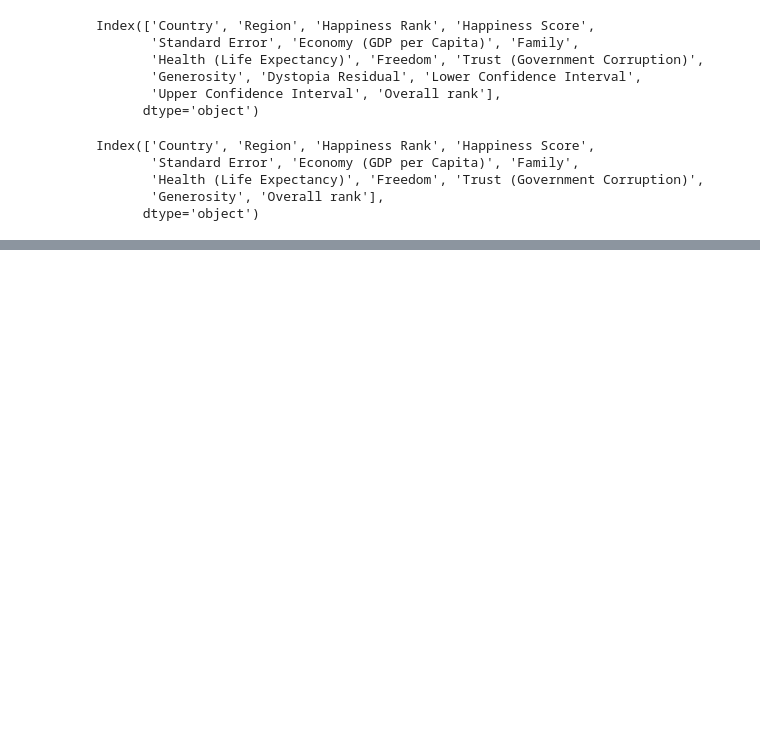
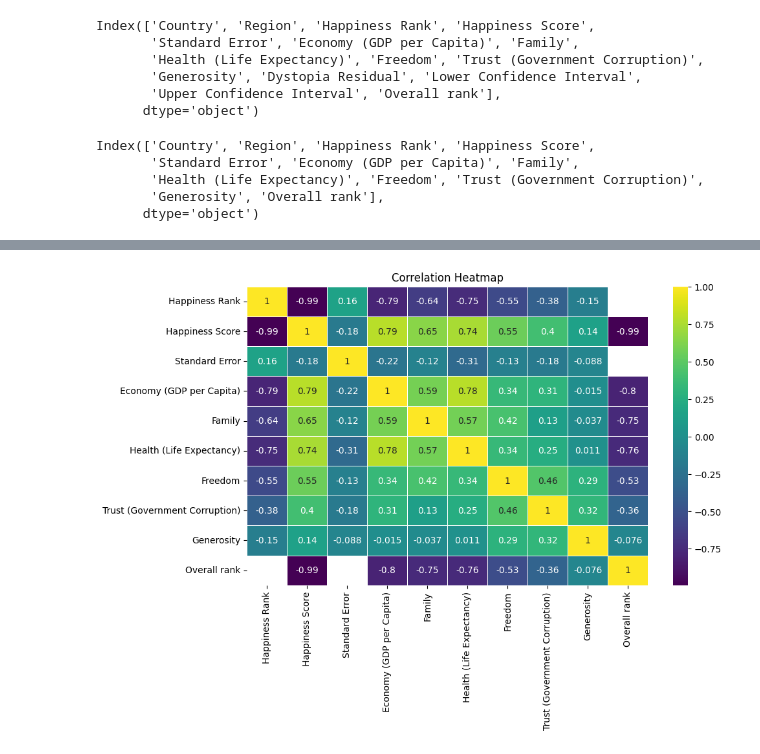
Before and after one commit to SurekhaBerlin/WorldHappinessReport, a Jupyter notebook: world_happiness_report.ipynb, the cells around one changed output, grey strips where cells are left out. Saved outputs shown, nothing was run; the diff lists cells and outputs as text; code cells hidden in the pictures; blank space fills up the shorter version.

```diff
--- a/world_happiness_report.ipynb
+++ b/world_happiness_report.ipynb
@@ -143,0 +197,20 @@ df.head()
+# %%
+#Heatmap
+
+# Select only numeric columns from the DataFrame
+numeric_df = df.select_dtypes(include=['float64', 'int64'])
+
+# Compute the correlation matrix for numeric columns
+corr_matrix = numeric_df.corr()
+
+# Plotting the heatmap
+plt.figure(figsize=(10, 6))
+sns.heatmap(corr_matrix, annot=True, cmap='viridis', linewidths=0.5)
+
+# Add a title to the heatmap
+plt.title('Correlation Heatmap')
+
+# Show the plot
+plt.show()
+# %% [output]
+[figure, added]
```
Also changed, not shown: parts of 8 cells of this notebook.
